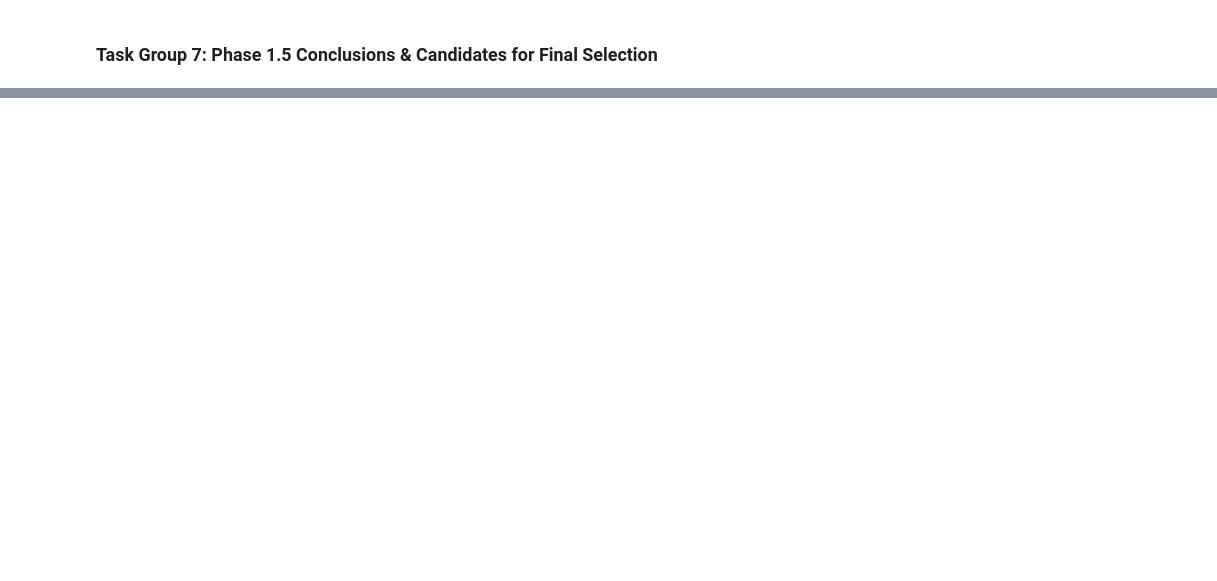
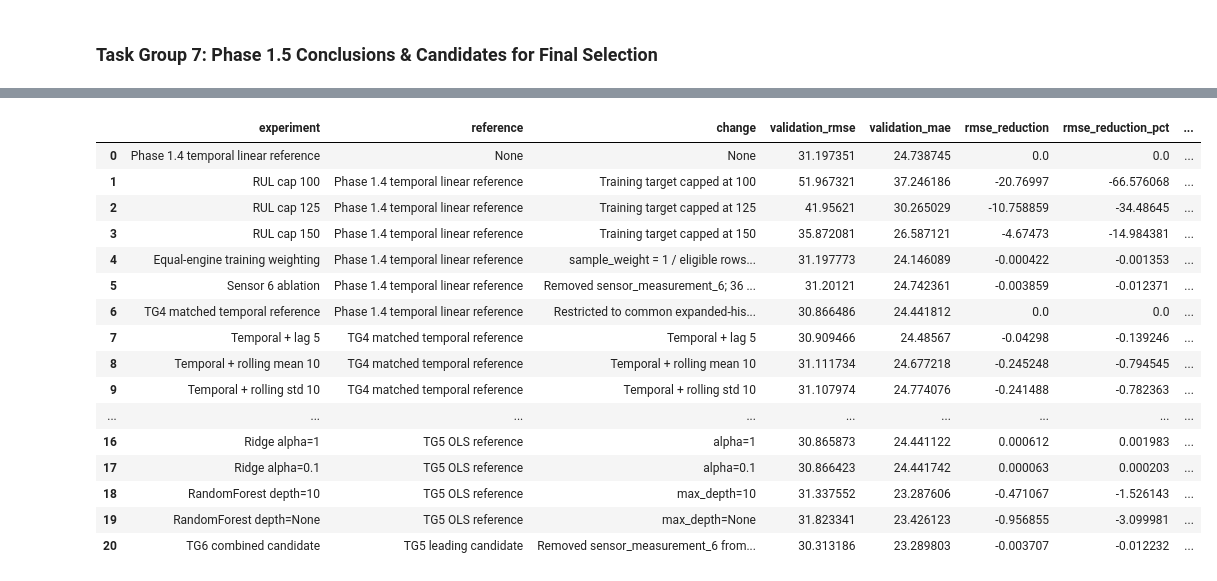
Before and after one commit to stuart-spackman/ml-predictive-maintenance-mlops, a Jupyter notebook: notebooks/04_controlled_experiments.ipynb, the cells around one changed output, grey strips where cells are left out. Drawn from its saved outputs; the diff is of its cells as text; code cells hidden in the pictures; blank space fills up the shorter version.

```diff
--- a/notebooks/04_controlled_experiments.ipynb
+++ b/notebooks/04_controlled_experiments.ipynb
@@ -8401,0 +8503,46 @@ In Task Group 6 we're asking whether an additional promising change improves or
+# %%
+# 7C — Review the complete Phase 1.5 experiment registry
+#
+# What this does:
+# Displays the accumulated controlled experiments and their primary development
+# metrics.
+#
+# Why this matters:
+# Candidate selection should be based on the complete evidence trail rather than
+# whichever recent result is easiest to remember.
+#
+# Concept to focus on:
+# Experiment tracking turns model development into an auditable process.
+
+phase_15_review_columns = [
+    "experiment",
+    "reference",
+    "change",
+    "validation_rmse",
+    "validation_mae",
+    "rmse_reduction",
+    "rmse_reduction_pct",
+    "evaluation_population",
+]
+
+phase_15_experiments[
+    phase_15_review_columns
+]
+# %% [output]
+|  | experiment | reference | change | validation_rmse | validation_mae | rmse_reduction | rmse_reduction_pct | ... |
+| 0 | Phase 1.4 temporal linear reference | None | None | 31.197351 | 24.738745 | 0.0 | 0.0 | ... |
+| 1 | RUL cap 100 | Phase 1.4 temporal linear reference | Training target capped at 100 | 51.967321 | 37.246186 | -20.76997 | -66.576068 | ... |
+| 2 | RUL cap 125 | Phase 1.4 temporal linear reference | Training target capped at 125 | 41.95621 | 30.265029 | -10.758859 | -34.48645 | ... |
+| 3 | RUL cap 150 | Phase 1.4 temporal linear reference | Training target capped at 150 | 35.872081 | 26.587121 | -4.67473 | -14.984381 | ... |
+| 4 | Equal-engine training weighting | Phase 1.4 temporal linear reference | sample_weight = 1 / eligible rows... | 31.197773 | 24.146089 | -0.000422 | -0.001353 | ... |
+| 5 | Sensor 6 ablation | Phase 1.4 temporal linear reference | Removed sensor_measurement_6; 36 ... | 31.20121 | 24.742361 | -0.003859 | -0.012371 | ... |
+| 6 | TG4 matched temporal reference | Phase 1.4 temporal linear reference | Restricted to common expanded-his... | 30.866486 | 24.441812 | 0.0 | 0.0 | ... |
+| 7 | Temporal + lag 5 | TG4 matched temporal reference | Temporal + lag 5 | 30.909466 | 24.48567 | -0.04298 | -0.139246 | ... |
+| 8 | Temporal + rolling mean 10 | TG4 matched temporal reference | Temporal + rolling mean 10 | 31.111734 | 24.677218 | -0.245248 | -0.794545 | ... |
+| 9 | Temporal + rolling std 10 | TG4 matched temporal reference | Temporal + rolling std 10 | 31.107974 | 24.774076 | -0.241488 | -0.782363 | ... |
+| ... | ... | ... | ... | ... | ... | ... | ... | ... |
+| 16 | Ridge alpha=1 | TG5 OLS reference | alpha=1 | 30.865873 | 24.441122 | 0.000612 | 0.001983 | ... |
+| 17 | Ridge alpha=0.1 | TG5 OLS reference | alpha=0.1 | 30.866423 | 24.441742 | 0.000063 | 0.000203 | ... |
+| 18 | RandomForest depth=10 | TG5 OLS reference | max_depth=10 | 31.337552 | 23.287606 | -0.471067 | -1.526143 | ... |
+| 19 | RandomForest depth=None | TG5 OLS reference | max_depth=None | 31.823341 | 23.426123 | -0.956855 | -3.099981 | ... |
+| 20 | TG6 combined candidate | TG5 leading candidate | Removed sensor_measurement_6 from... | 30.313186 | 23.289803 | -0.003707 | -0.012232 | ... |
```
Also changed, not shown: parts of 28 cells of this notebook, 29 other files.
